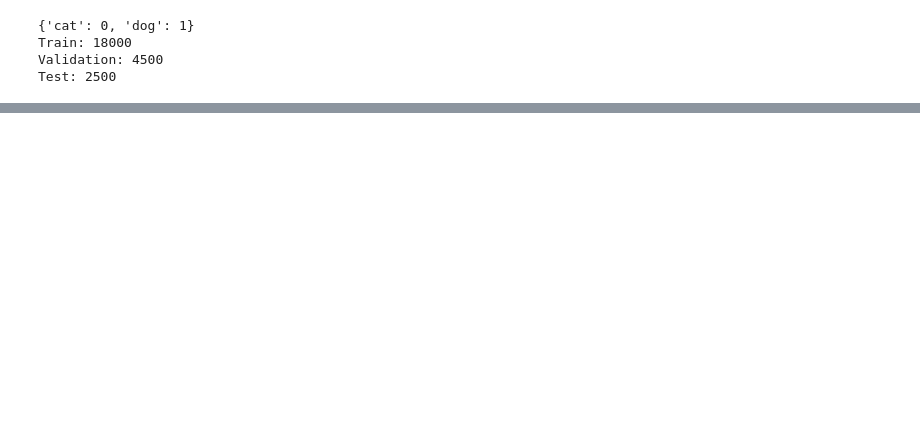
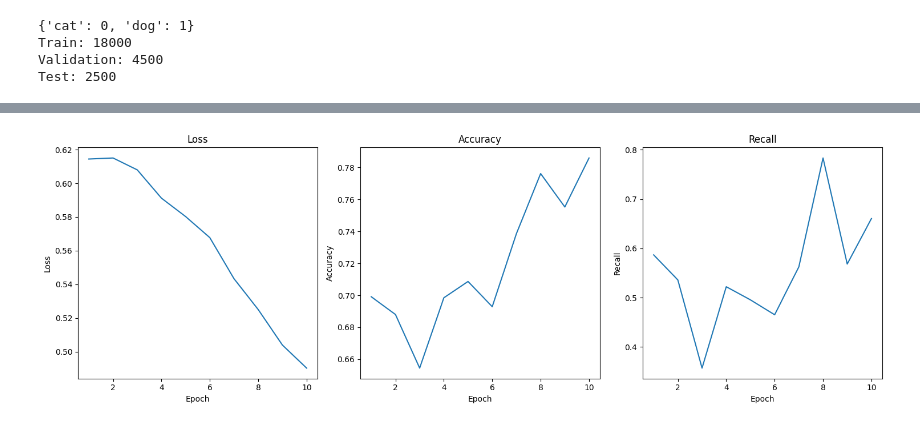
Before and after one commit to DonBos27/cnn-catsdogs-DonBosenga, a Jupyter notebook: notebook.ipynb, the cells around one changed output, grey strips where cells are left out. Saved outputs shown, nothing was run; the diff lists cells and outputs as text; code cells hidden in the pictures; blank space fills up the shorter version.

Commit message:
Add CNN from scratch experiment and evaluation

```diff
--- a/notebook.ipynb
+++ b/notebook.ipynb
@@ -77,0 +237,4 @@ Test: 2500
+# %%
+model_scratch = CNNFromScratch().to(device)
+
+print(model_scratch)
@@ -77,0 +456,11 @@ Test: 2500
+# %%
+EPOCHS = 10
+
+results_adam = train_model(
+    model_scratch,
+    trainloader,
+    valloader,
+    criterion,
+    optimizer_adam,
+    epochs=EPOCHS
+)
@@ -77,0 +490,32 @@ Test: 2500
+# %%
+train_losses = results_adam[0]
+val_accuracies = results_adam[1]
+val_precisions = results_adam[2]
+val_recalls = results_adam[3]
+
+epochs_range = range(1, len(train_losses)+1)
+
+plt.figure(figsize=(15,5))
+
+plt.subplot(1,3,1)
+plt.plot(epochs_range, train_losses)
+plt.title("Loss")
+plt.xlabel("Epoch")
+plt.ylabel("Loss")
+
+plt.subplot(1,3,2)
+plt.plot(epochs_range, val_accuracies)
+plt.title("Accuracy")
+plt.xlabel("Epoch")
+plt.ylabel("Accuracy")
+
+plt.subplot(1,3,3)
+plt.plot(epochs_range, val_recalls)
+plt.title("Recall")
+plt.xlabel("Epoch")
+plt.ylabel("Recall")
+
+plt.tight_layout()
+plt.show()
+# %% [output]
+[figure, added]
```
Also changed, not shown: parts of 44 cells of this notebook.
